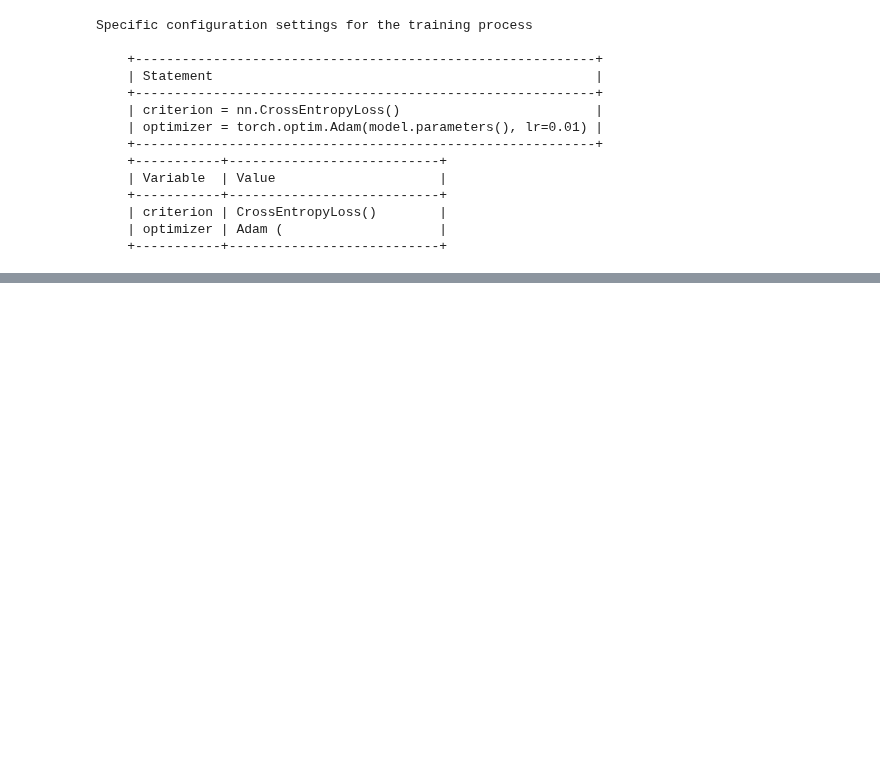
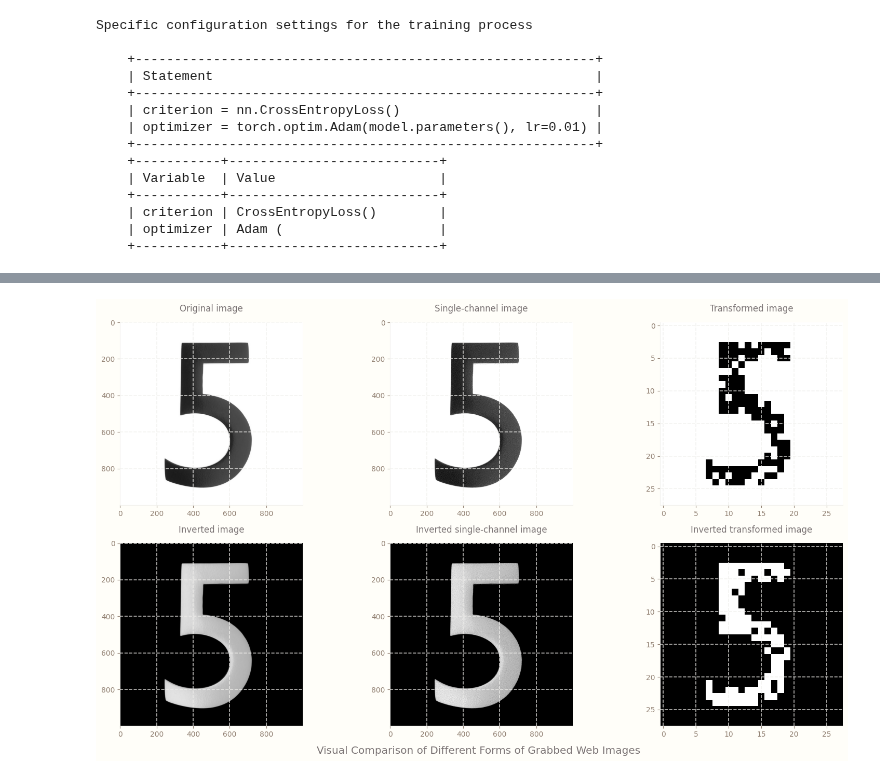
Before and after one commit to RaphaelZH/OpenCV_Program_EN, a Jupyter notebook: PyTorch for Deep Learning and Computer Vision/Notebooks/5 - Image Recognition - PyTorch.ipynb, the cells around one changed output, grey strips where cells are left out. Cells and saved outputs as stored; diff of their text form; code cells hidden in the pictures; blank space fills up the shorter version.

Commit message:
image forms

```diff
--- a/PyTorch for Deep Learning and Computer Vision/Notebooks/5 - Image Recognition - PyTorch.ipynb
+++ b/PyTorch for Deep Learning and Computer Vision/Notebooks/5 - Image Recognition - PyTorch.ipynb
@@ -70,9 +71,11 @@ from Modules import *
 
 ## Image Transforms
 # %%
-transform = transforms.Compose(
-    [transforms.ToTensor(),
-     transforms.Normalize((0.5, ), (0.5, ))])
+transform = transforms.Compose([
+    transforms.Resize((28, 28)),
+    transforms.ToTensor(),
+    transforms.Normalize((0.5, ), (0.5, ))
+])
 
 training_dataset = datasets.MNIST(root="../Datasets",
                                   train=True,
@@ -87,9 +90,11 @@ tabulation.heading_printer(
 
 statements = [
     """
-transform = transforms.Compose(
-    [transforms.ToTensor(),
-     transforms.Normalize((0.5, ), (0.5, ))])
+transform = transforms.Compose([
+    transforms.Resize((28, 28)),
+    transforms.ToTensor(),
+    transforms.Normalize((0.5, ), (0.5, ))
+])
 
 training_dataset = datasets.MNIST(root="../Datasets",
                                   train=True,
@@ -97,7 +102,7 @@ training_dataset = datasets.MNIST(root="../Datasets",
                                   transform=transform)
 """
 ]
-tabulation.long_statement_generator(statements)
+tabulation.statement_generator(statements)
 
 variables = ["transform", "training_dataset"]
 values = [str(transform), str(training_dataset)]
@@ -969,0 +994,41 @@ Web image grabbing
+# %%
+#colors = calm_color_generator(16)
+
+#
+
+plt.rcParams["figure.figsize"] = (figure_size[0], figure_size[1])
+
+fig, axs = plt.subplots(2, 3)
+
+axs[0, 0].imshow(img)
+axs[0, 0].set_title("Original image", loc="center", pad=15)
+
+single_channel_img = img.convert("1")
+axs[0, 1].imshow(single_channel_img)
+axs[0, 1].set_title("Single-channel image", loc="center", pad=15)
+
+transformed_img = transform(single_channel_img)
+axs[0, 2].imshow(im_convert(transformed_img))
+axs[0, 2].set_title("Transformed image", loc="center", pad=15)
+
+inverted_img = ImageOps.invert(img)
+axs[1, 0].imshow(inverted_img)
+axs[1, 0].set_title("Inverted image", loc="center", pad=15)
+
+inverted_single_channel_img = inverted_img.convert("1")
+axs[1, 1].imshow(inverted_single_channel_img)
+axs[1, 1].set_title("Inverted single-channel image", loc="center", pad=15)
+
+inverted_transformed_img = transform(inverted_single_channel_img)
+axs[1, 2].imshow(im_convert(inverted_transformed_img))
+axs[1, 2].set_title("Inverted transformed image", loc="center", pad=15)
+
+fig.suptitle("Visual Comparison of Different Forms of Grabbed Web Images",
+             fontsize="x-large",
+             x=0.5,
+             y=0)
+
+plt.tight_layout()
+plt.show()
+# %% [output]
+[figure, added]
```
Also changed, not shown: parts of 25 cells of this notebook.
